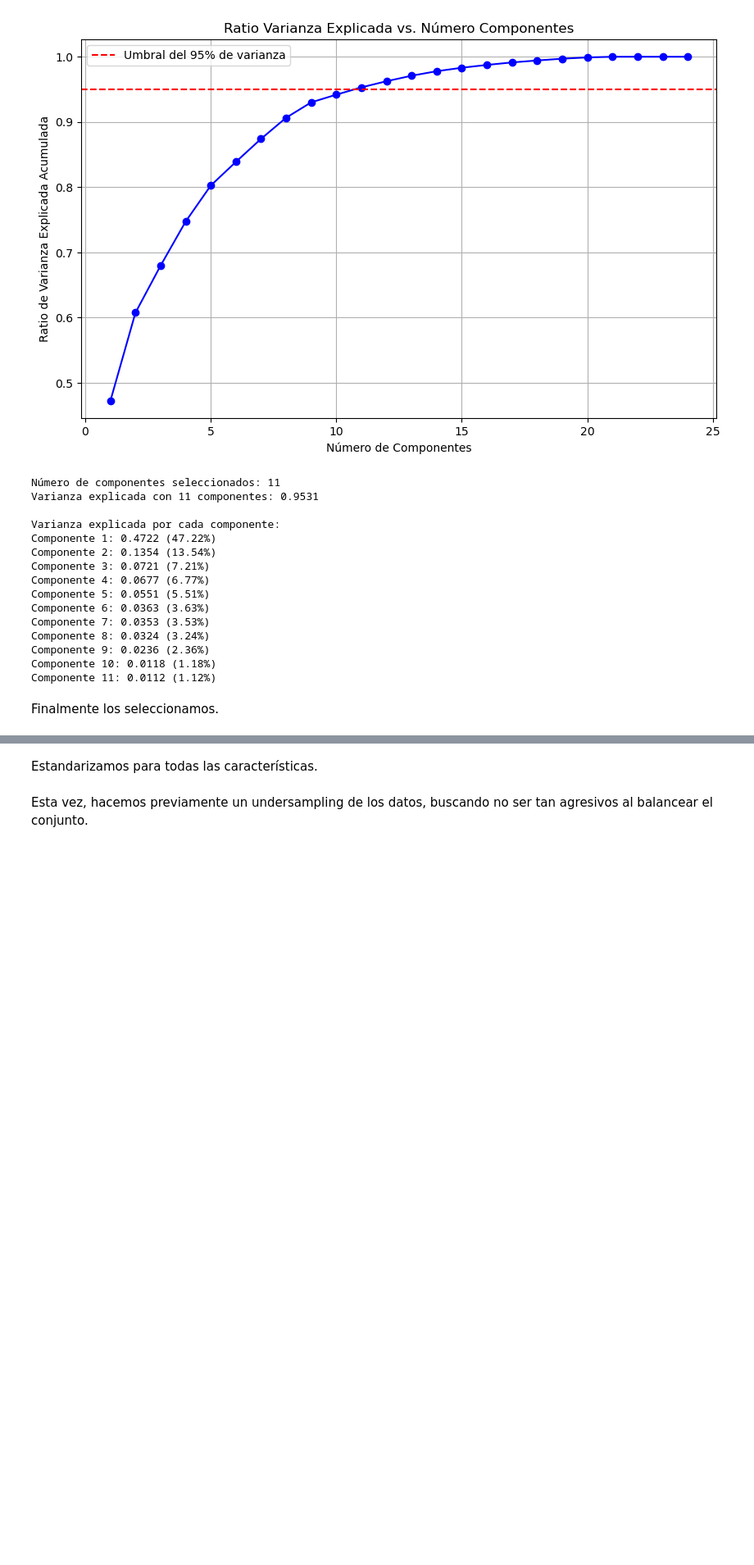
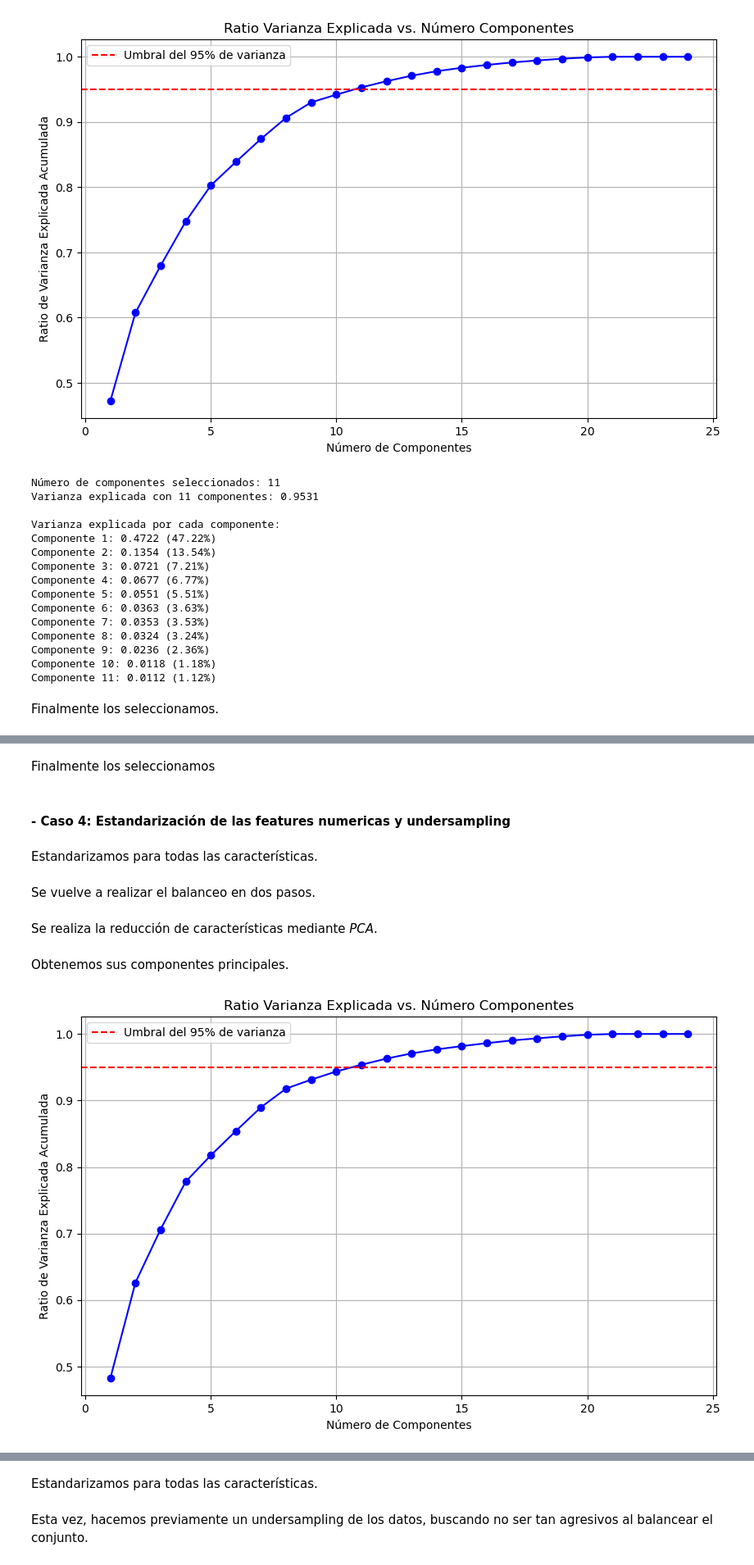
Before and after one commit to Tehedor/Reto1_ML-ABID, a Jupyter notebook: RandomForest_MLP.ipynb, the cells around one changed output, grey strips where cells are left out. Shown at 82% size. Saved outputs shown, nothing was run; the diff lists cells and outputs as text; code cells hidden in the pictures; blank space fills up the shorter version.

```diff
--- a/RandomForest_MLP.ipynb
+++ b/RandomForest_MLP.ipynb
@@ -405,0 +490,2 @@ X_pca_N_O = X_pca_full_N_O[:, :n_comp_N_O]
+# %% [markdown]
+Finalmente los seleccionamos
@@ -405,0 +494,42 @@ X_pca_N_O = X_pca_full_N_O[:, :n_comp_N_O]
+# %% [markdown]
+#### - Caso 4: Estandarización de las features numericas y undersampling
+# %% [markdown]
+Estandarizamos para todas las características.
+# %%
+prep_N_U = ColumnTransformer([
+    ('numericas', StandardScaler(), numeric_vars)
+], remainder='passthrough').fit(X_train)
+
+X_scaled_N_U = prep_N_U.transform(X_train)
+# %% [markdown]
+Se vuelve a realizar el balanceo en dos pasos.
+# %%
+unsamp_N_U = RandomUnderSampler(sampling_strategy=0.8, random_state=seed)
+X_resampled_N_U, y_resampled_N_U = unsamp_N_U.fit_resample(X_scaled_N_U, y_train)
+# %% [markdown]
+Se realiza la reducción de características mediante *PCA*.
+# %%
+pca_N_U= PCA()
+X_pca_full_N_OU = pca_N_U.fit_transform(X_resampled_N_U)
+# %% [markdown]
+Obtenemos sus componentes principales.
+# %%
+# Calculate cumulative explained variance ratio
+cumulative_variance_ratio_N_U = np.cumsum(pca_N_U.explained_variance_ratio_)
+
+# Plot explained variance ratio
+plt.figure(figsize=(10, 6))
+plt.plot(range(1, len(cumulative_variance_ratio_N_U) + 1),
+         cumulative_variance_ratio_N_U, 'bo-')
+plt.xlabel('Número de Componentes')
+plt.ylabel('Ratio de Varianza Explicada Acumulada')
+plt.title('Ratio Varianza Explicada vs. Número Componentes')
+plt.grid(True)
+
+# Add threshold line
+plt.axhline(y=0.95, color='r', linestyle='--',
+            label='Umbral del 95% de varianza')
+plt.legend()
+plt.show()
+# %% [output]
+[figure, added]
```
Also changed, not shown: parts of 45 cells of this notebook.
